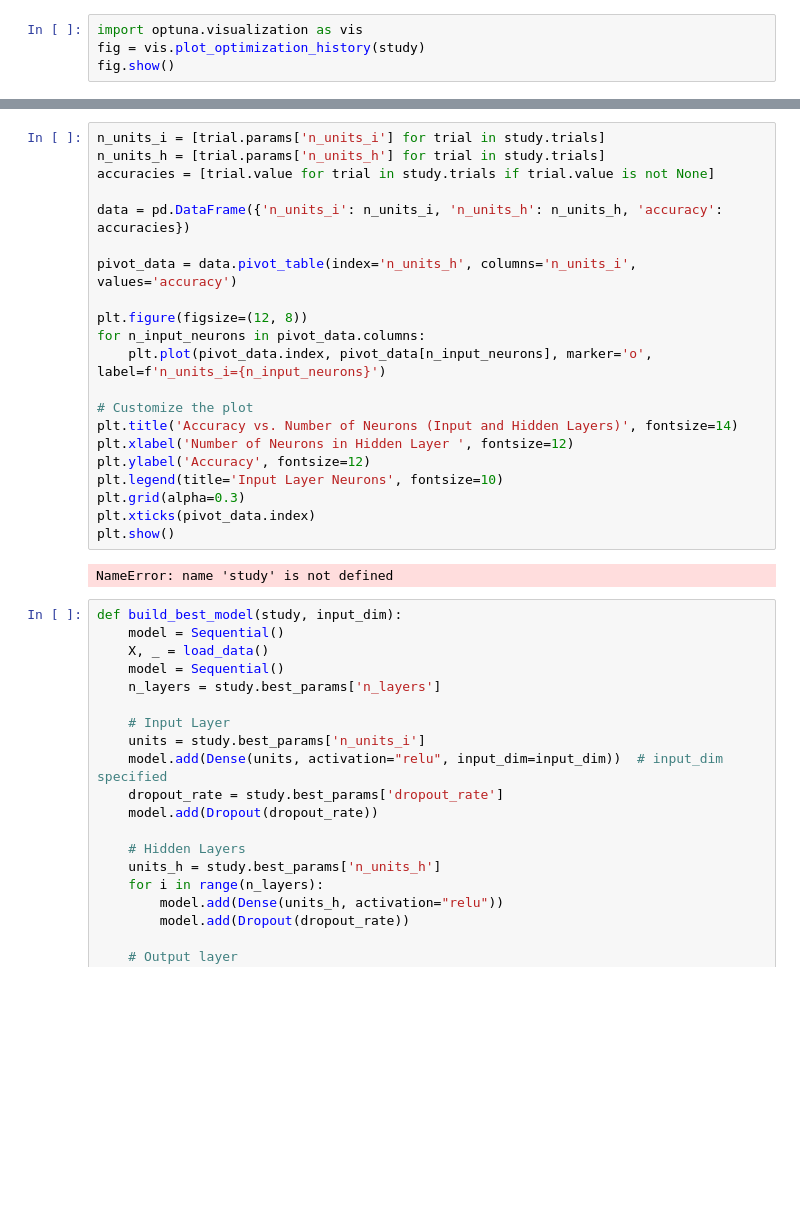
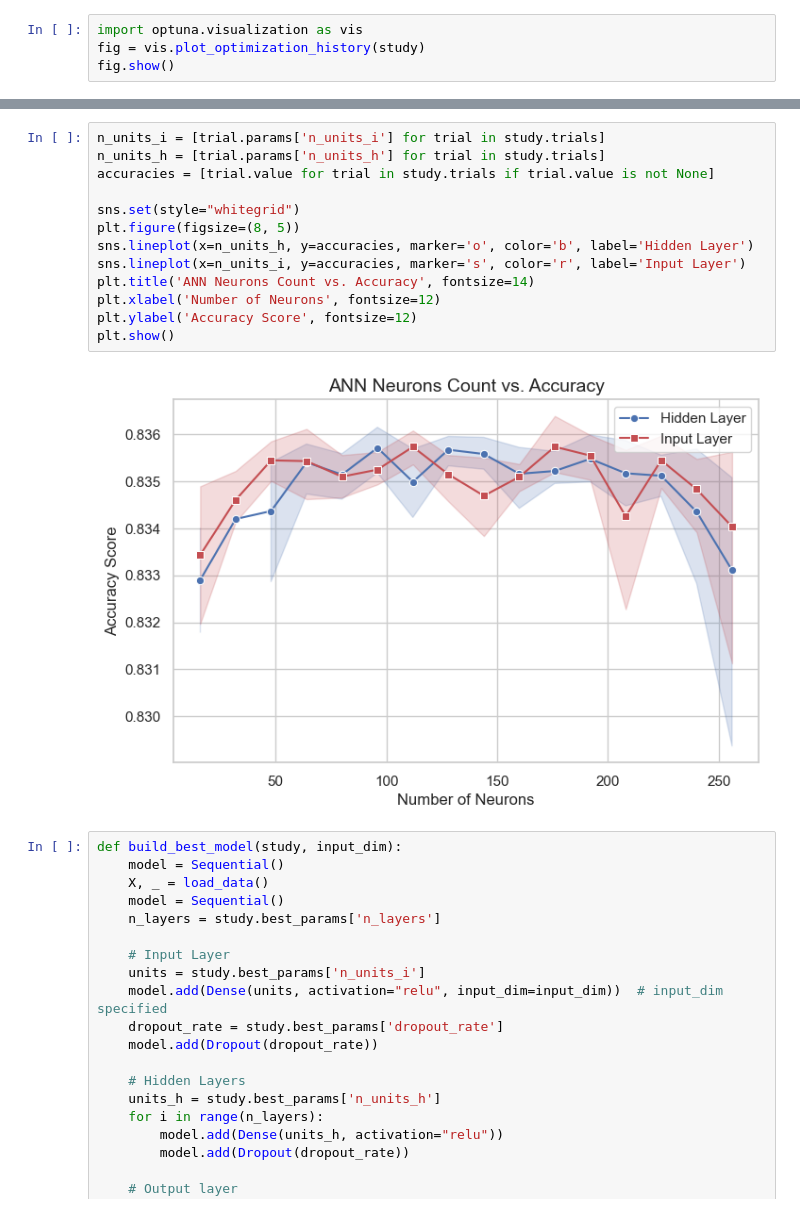
Before and after one commit to matsammut/ICS5110-Applied_ML, a Jupyter notebook: ann.ipynb, the cells around one changed output, grey strips where cells are left out. Cells and saved outputs as stored; diff of their text form; blank space fills up the shorter version.

```diff
--- a/ann.ipynb
+++ b/ann.ipynb
@@ -128,26 +128,18 @@ plt.show()
 # %%
 n_units_i = [trial.params['n_units_i'] for trial in study.trials]
 n_units_h = [trial.params['n_units_h'] for trial in study.trials]
 accuracies = [trial.value for trial in study.trials if trial.value is not None]
 
-data = pd.DataFrame({'n_units_i': n_units_i, 'n_units_h': n_units_h, 'accuracy': accuracies})
-
-pivot_data = data.pivot_table(index='n_units_h', columns='n_units_i', values='accuracy')
-
-plt.figure(figsize=(12, 8))
-for n_input_neurons in pivot_data.columns:
-    plt.plot(pivot_data.index, pivot_data[n_input_neurons], marker='o', label=f'n_units_i={n_input_neurons}')
-
-# Customize the plot
-plt.title('Accuracy vs. Number of Neurons (Input and Hidden Layers)', fontsize=14)
-plt.xlabel('Number of Neurons in Hidden Layer ', fontsize=12)
-plt.ylabel('Accuracy', fontsize=12)
-plt.legend(title='Input Layer Neurons', fontsize=10)
-plt.grid(alpha=0.3)
-plt.xticks(pivot_data.index)
+sns.set(style="whitegrid")
+plt.figure(figsize=(8, 5))
+sns.lineplot(x=n_units_h, y=accuracies, marker='o', color='b', label='Hidden Layer')
+sns.lineplot(x=n_units_i, y=accuracies, marker='s', color='r', label='Input Layer')
+plt.title('ANN Neurons Count vs. Accuracy', fontsize=14)
+plt.xlabel('Number of Neurons', fontsize=12)
+plt.ylabel('Accuracy Score', fontsize=12)
 plt.show()
 # %% [output]
-NameError: name 'study' is not defined
+[figure, added]
 # %%
 def build_best_model(study, input_dim):
     model = Sequential()
```
Also changed, not shown: parts of 3 cells of this notebook, 3 other files.
